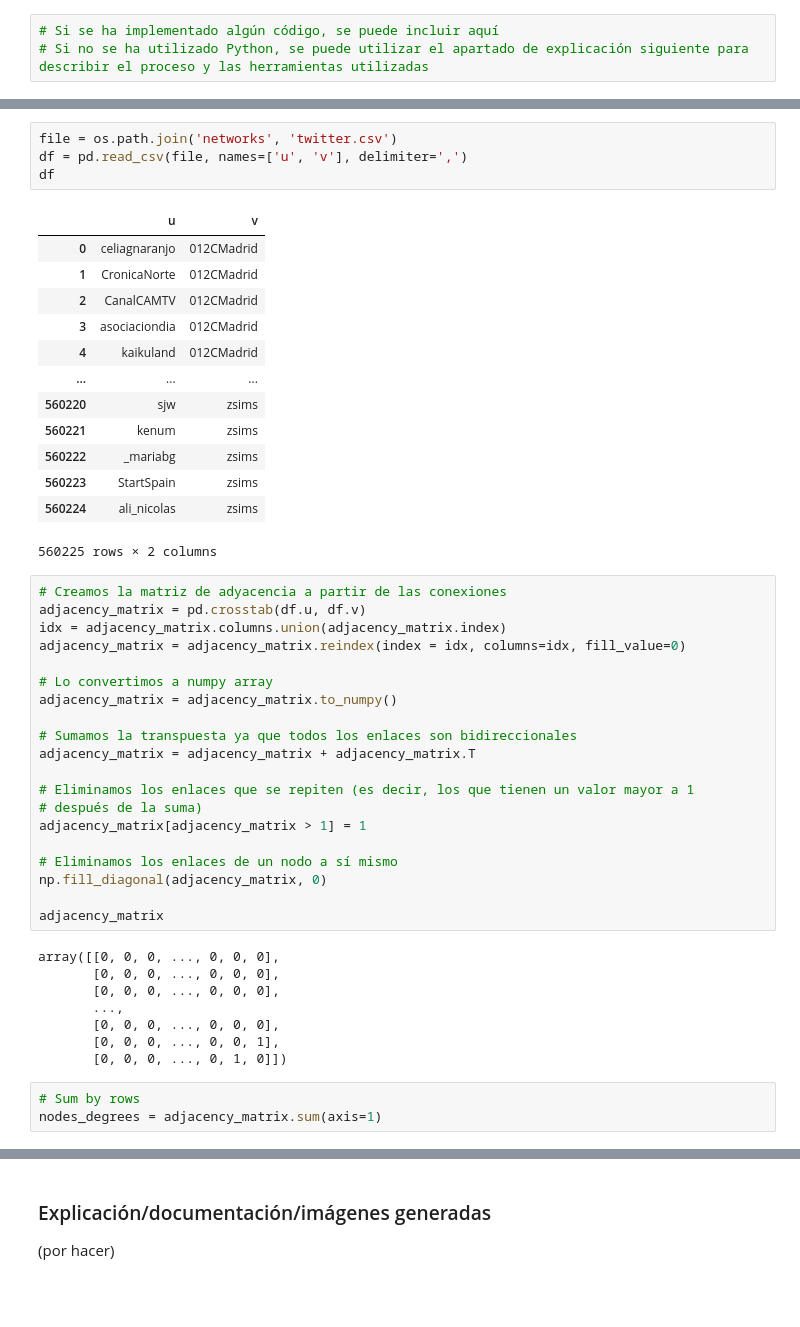
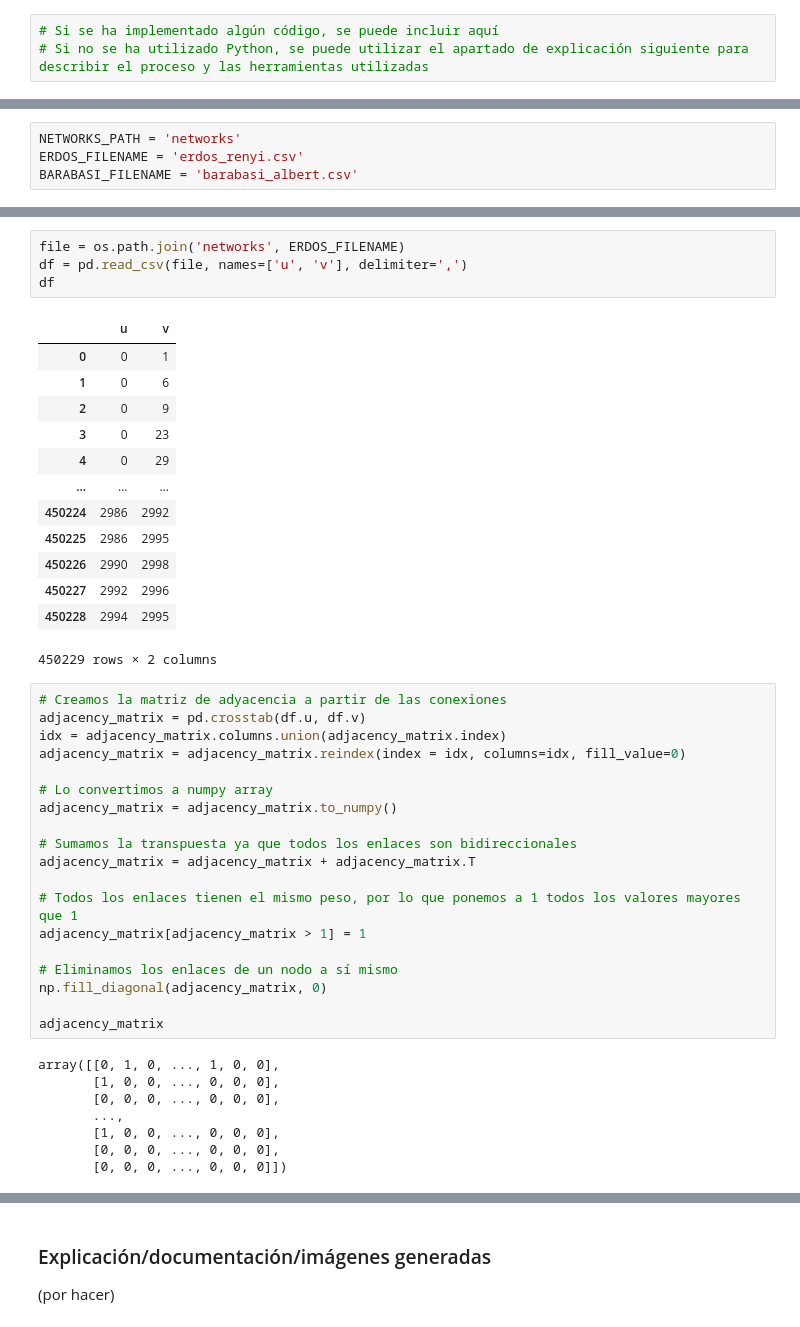
Before and after one commit to anamarsabi/bminf, a Jupyter notebook: practica-3/P3-SNA.ipynb, the cells around one changed output, grey strips where cells are left out. Cells and saved outputs as stored; diff of their text form; blank space fills up the shorter version.

```diff
--- a/practica-3/P3-SNA.ipynb
+++ b/practica-3/P3-SNA.ipynb
@@ -74,0 +76,4 @@ import matplotlib.pyplot as plt
+# %%
+NETWORKS_PATH = 'networks'
+ERDOS_FILENAME = 'erdos_renyi.csv'
+BARABASI_FILENAME = 'barabasi_albert.csv'
@@ -75,21 +260,21 @@ import matplotlib.pyplot as plt
 # %%
-file = os.path.join('networks', 'twitter.csv')
+file = os.path.join('networks', ERDOS_FILENAME)
 df = pd.read_csv(file, names=['u', 'v'], delimiter=',')
 df
 # %% [output]
 |  | u | v |
-| 0 | celiagnaranjo | 012CMadrid |
-| 1 | CronicaNorte | 012CMadrid |
-| 2 | CanalCAMTV | 012CMadrid |
-| 3 | asociaciondia | 012CMadrid |
-| 4 | kaikuland | 012CMadrid |
+| 0 | 0 | 1 |
+| 1 | 0 | 6 |
+| 2 | 0 | 9 |
+| 3 | 0 | 23 |
+| 4 | 0 | 29 |
 | ... | ... | ... |
-| 560220 | sjw | zsims |
-| 560221 | kenum | zsims |
-| 560222 | _mariabg | zsims |
-| 560223 | StartSpain | zsims |
-| 560224 | ali_nicolas | zsims |
+| 450224 | 2986 | 2992 |
+| 450225 | 2986 | 2995 |
+| 450226 | 2990 | 2998 |
+| 450227 | 2992 | 2996 |
+| 450228 | 2994 | 2995 |
-560225 rows × 2 columns
+450229 rows × 2 columns
 # %%
 # Creamos la matriz de adyacencia a partir de las conexiones
 adjacency_matrix = pd.crosstab(df.u, df.v)
@@ -102,8 +287,7 @@ adjacency_matrix = adjacency_matrix.to_numpy()
 # Sumamos la transpuesta ya que todos los enlaces son bidireccionales
 adjacency_matrix = adjacency_matrix + adjacency_matrix.T
 
-# Eliminamos los enlaces que se repiten (es decir, los que tienen un valor mayor a 1
-# después de la suma)
+# Todos los enlaces tienen el mismo peso, por lo que ponemos a 1 todos los valores mayores que 1
 adjacency_matrix[adjacency_matrix > 1] = 1
 
 # Eliminamos los enlaces de un nodo a sí mismo
@@ -111,13 +295,10 @@ np.fill_diagonal(adjacency_matrix, 0)
 
 adjacency_matrix
 # %% [output]
-array([[0, 0, 0, ..., 0, 0, 0],
-       [0, 0, 0, ..., 0, 0, 0],
+array([[0, 1, 0, ..., 1, 0, 0],
+       [1, 0, 0, ..., 0, 0, 0],
        [0, 0, 0, ..., 0, 0, 0],
        ...,
+       [1, 0, 0, ..., 0, 0, 0],
        [0, 0, 0, ..., 0, 0, 0],
-       [0, 0, 0, ..., 0, 0, 1],
-       [0, 0, 0, ..., 0, 1, 0]])
+       [0, 0, 0, ..., 0, 0, 0]])
-# %%
-# Sum by rows
-nodes_degrees = adjacency_matrix.sum(axis=1)
```
Also changed, not shown: parts of 9 cells of this notebook.
